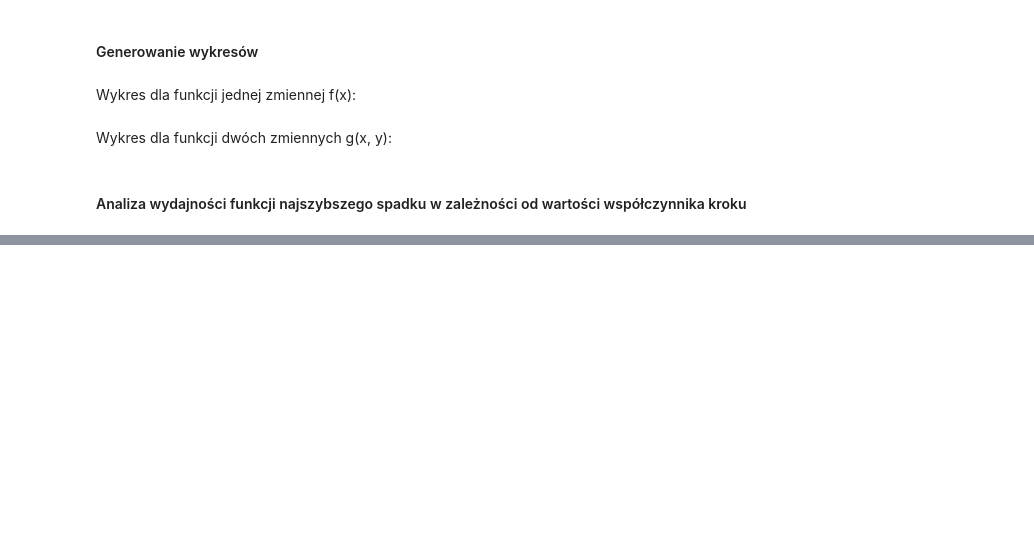
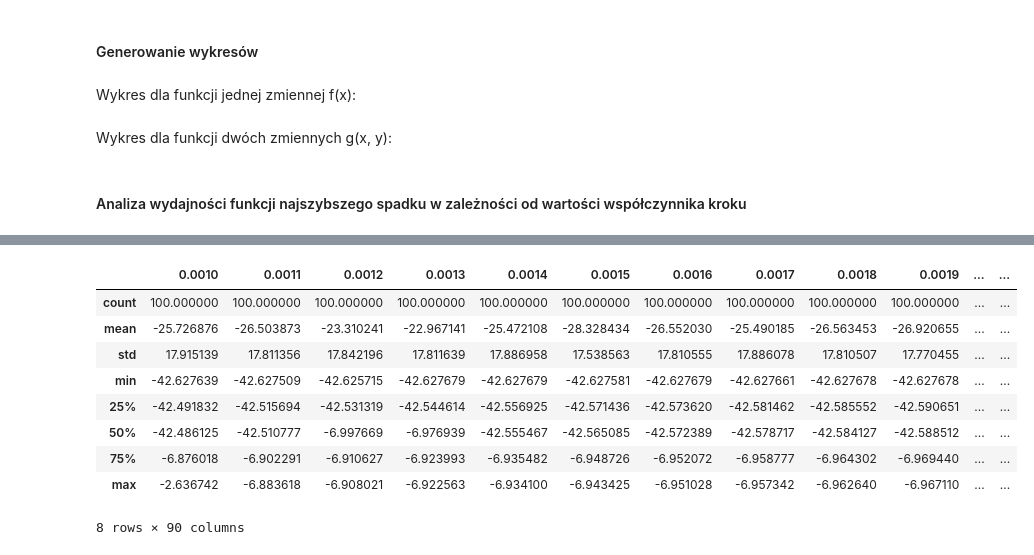
Before and after one commit to janekfilipecki/core-machine-learning, a Jupyter notebook: cw_1.ipynb, the cells around one changed output, grey strips where cells are left out. Cells and saved outputs as stored; diff of their text form; code cells hidden in the pictures; blank space fills up the shorter version.

```diff
--- a/cw_1.ipynb
+++ b/cw_1.ipynb
@@ -105,0 +155,13 @@ fig.show()
+# %%
+df.describe()
+# %% [output]
+|  | 0.0010 | 0.0011 | 0.0012 | 0.0013 | 0.0014 | 0.0015 | 0.0016 | 0.0017 | 0.0018 | 0.0019 | ... | ... |
+| count | 100.000000 | 100.000000 | 100.000000 | 100.000000 | 100.000000 | 100.000000 | 100.000000 | 100.000000 | 100.000000 | 100.000000 | ... | ... |
+| mean | -25.726876 | -26.503873 | -23.310241 | -22.967141 | -25.472108 | -28.328434 | -26.552030 | -25.490185 | -26.563453 | -26.920655 | ... | ... |
+| std | 17.915139 | 17.811356 | 17.842196 | 17.811639 | 17.886958 | 17.538563 | 17.810555 | 17.886078 | 17.810507 | 17.770455 | ... | ... |
+| min | -42.627639 | -42.627509 | -42.625715 | -42.627679 | -42.627679 | -42.627581 | -42.627679 | -42.627661 | -42.627678 | -42.627678 | ... | ... |
+| 25% | -42.491832 | -42.515694 | -42.531319 | -42.544614 | -42.556925 | -42.571436 | -42.573620 | -42.581462 | -42.585552 | -42.590651 | ... | ... |
+| 50% | -42.486125 | -42.510777 | -6.997669 | -6.976939 | -42.555467 | -42.565085 | -42.572389 | -42.578717 | -42.584127 | -42.588512 | ... | ... |
+| 75% | -6.876018 | -6.902291 | -6.910627 | -6.923993 | -6.935482 | -6.948726 | -6.952072 | -6.958777 | -6.964302 | -6.969440 | ... | ... |
+| max | -2.636742 | -6.883618 | -6.908021 | -6.922563 | -6.934100 | -6.943425 | -6.951028 | -6.957342 | -6.962640 | -6.967110 | ... | ... |
+8 rows × 90 columns
```
Also changed, not shown: parts of 13 cells of this notebook.
